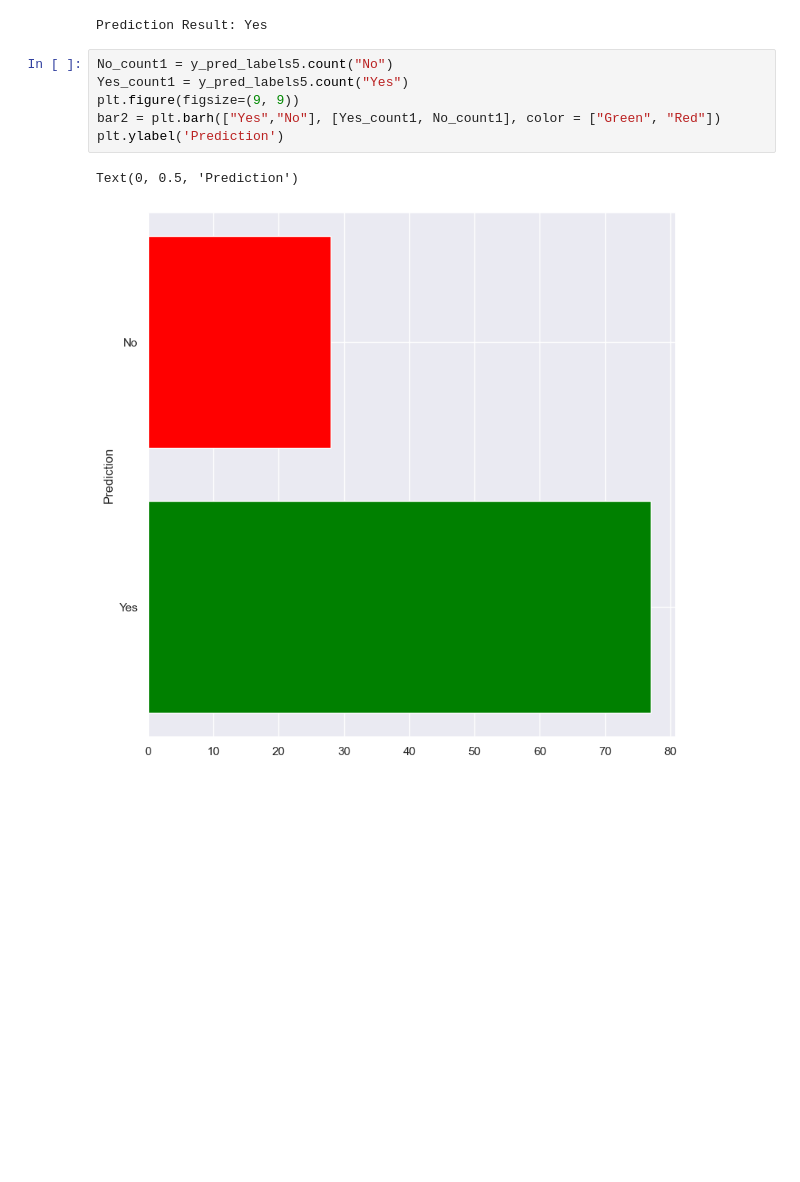
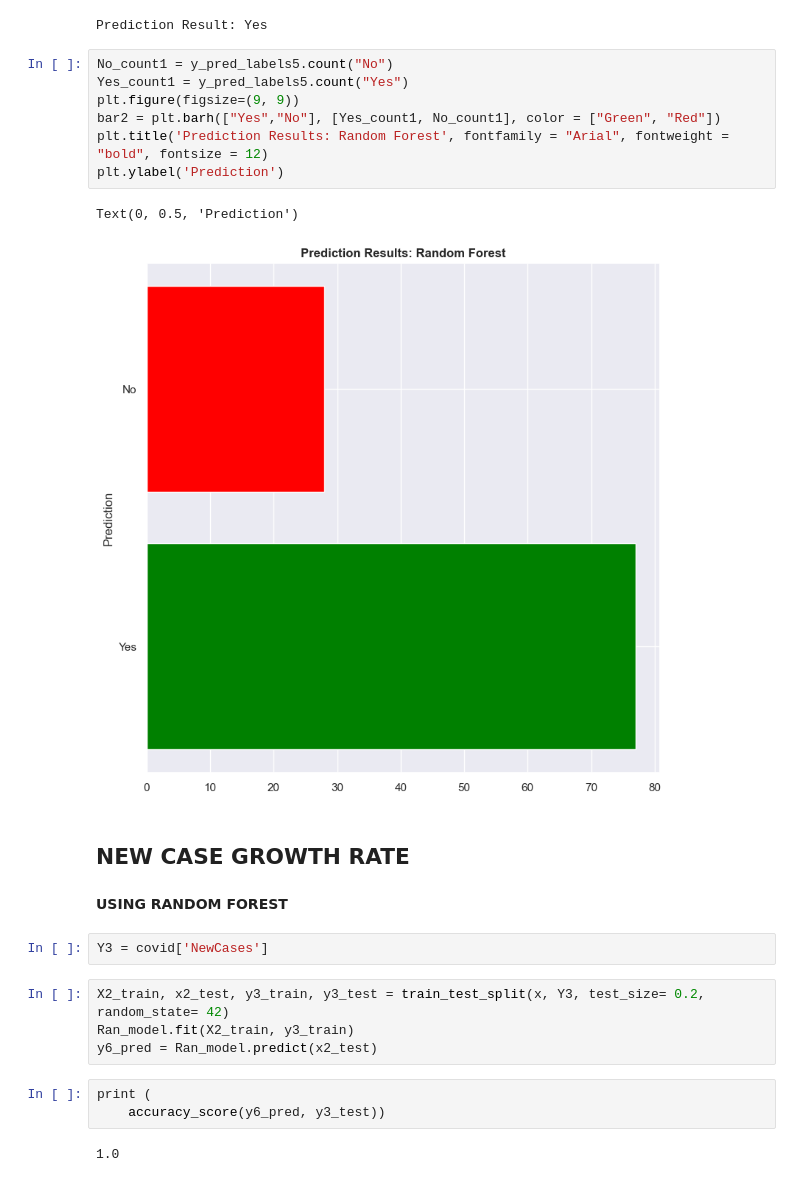
Before and after one commit to Weezywyg/Capstone-Project, a Jupyter notebook: complete Project.ipynb, the cells around one changed output. Saved outputs shown, nothing was run; the diff lists cells and outputs as text; blank space fills up the shorter version.

```diff
--- a/complete Project.ipynb
+++ b/complete Project.ipynb
@@ -795,9 +796,25 @@ Prediction Result: Yes
 # %%
 No_count1 = y_pred_labels5.count("No")
 Yes_count1 = y_pred_labels5.count("Yes")
 plt.figure(figsize=(9, 9))
 bar2 = plt.barh(["Yes","No"], [Yes_count1, No_count1], color = ["Green", "Red"])
+plt.title('Prediction Results: Random Forest', fontfamily = "Arial", fontweight = "bold", fontsize = 12)
 plt.ylabel('Prediction')
 # %% [output]
 Text(0, 0.5, 'Prediction')
-[figure, old version]
+[figure, new version]
+# %% [markdown]
+## NEW CASE GROWTH RATE
+# %% [markdown]
+**USING RANDOM FOREST**
+# %%
+Y3 = covid['NewCases']
+# %%
+X2_train, x2_test, y3_train, y3_test = train_test_split(x, Y3, test_size= 0.2, random_state= 42)
+Ran_model.fit(X2_train, y3_train)
+y6_pred = Ran_model.predict(x2_test)
+# %%
+print (
+    accuracy_score(y6_pred, y3_test))
+# %% [output]
+1.0
```
Also changed, not shown: parts of 21 cells of this notebook.
